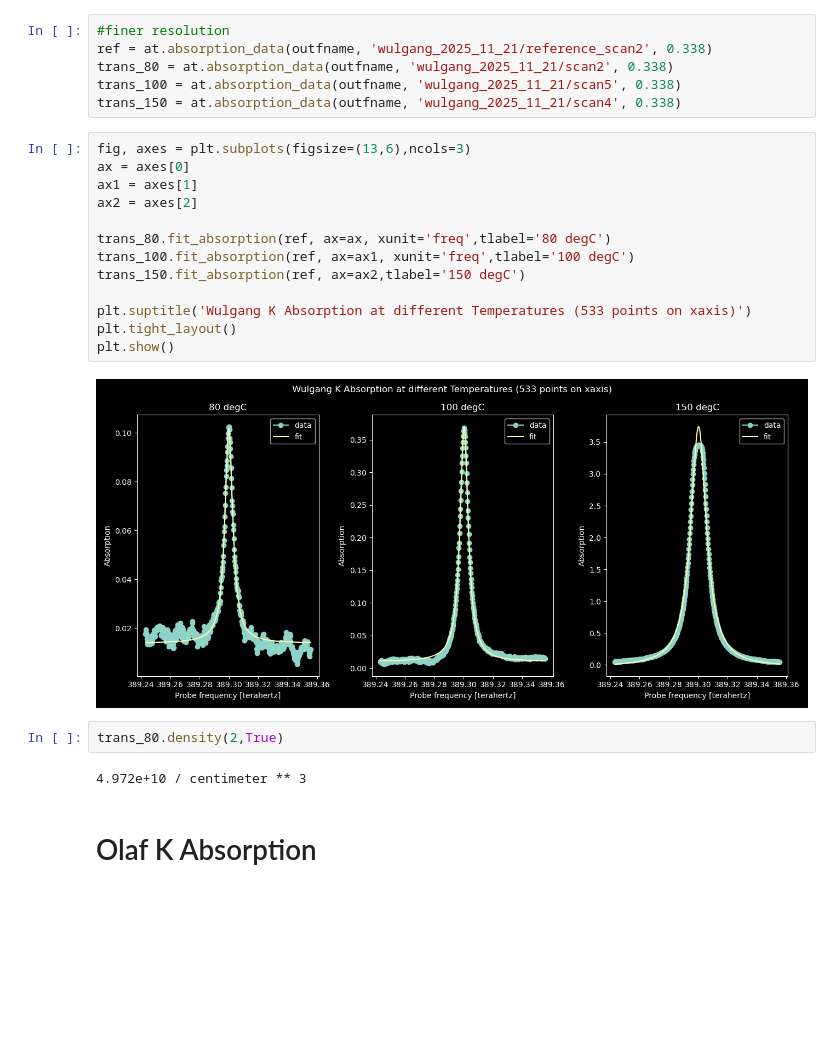
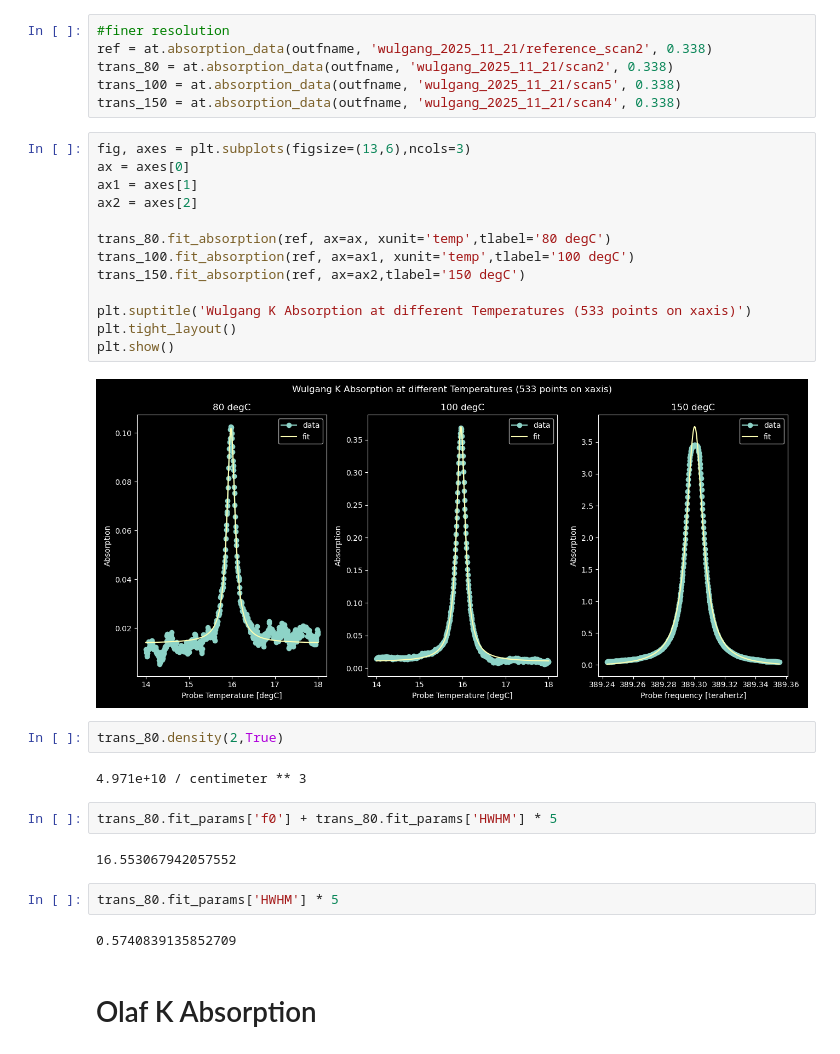
Before and after one commit to zirdisyukur/Hybrid-Pumping, a Jupyter notebook: measurements/K_absorption_dataview.ipynb, the cells around one changed output. Saved outputs shown, nothing was run; the diff lists cells and outputs as text; blank space fills up the shorter version.

```diff
--- a/measurements/K_absorption_dataview.ipynb
+++ b/measurements/K_absorption_dataview.ipynb
@@ -81,22 +84,30 @@ trans_150 = at.absorption_data(outfname, 'wulgang_2025_11_21/scan4', 0.338)
 # %%
 fig, axes = plt.subplots(figsize=(13,6),ncols=3)
 ax = axes[0]
 ax1 = axes[1]
 ax2 = axes[2]
 
-trans_80.fit_absorption(ref, ax=ax, xunit='freq',tlabel='80 degC')
-trans_100.fit_absorption(ref, ax=ax1, xunit='freq',tlabel='100 degC')
+trans_80.fit_absorption(ref, ax=ax, xunit='temp',tlabel='80 degC')
+trans_100.fit_absorption(ref, ax=ax1, xunit='temp',tlabel='100 degC')
 trans_150.fit_absorption(ref, ax=ax2,tlabel='150 degC')
 
 plt.suptitle('Wulgang K Absorption at different Temperatures (533 points on xaxis)')
 plt.tight_layout()
 plt.show()
 # %% [output]
-[figure, old version]
+[figure, new version]
 # %%
 trans_80.density(2,True)
 # %% [output]
-4.972e+10 / centimeter ** 3
+4.971e+10 / centimeter ** 3
+# %%
+trans_80.fit_params['f0'] + trans_80.fit_params['HWHM'] * 5
+# %% [output]
+16.553067942057552
+# %%
+trans_80.fit_params['HWHM'] * 5
+# %% [output]
+0.5740839135852709
 # %% [markdown]
 # Olaf K Absorption
 # %%
```
Also changed, not shown: parts of 1 cell of this notebook, 2 other files.
